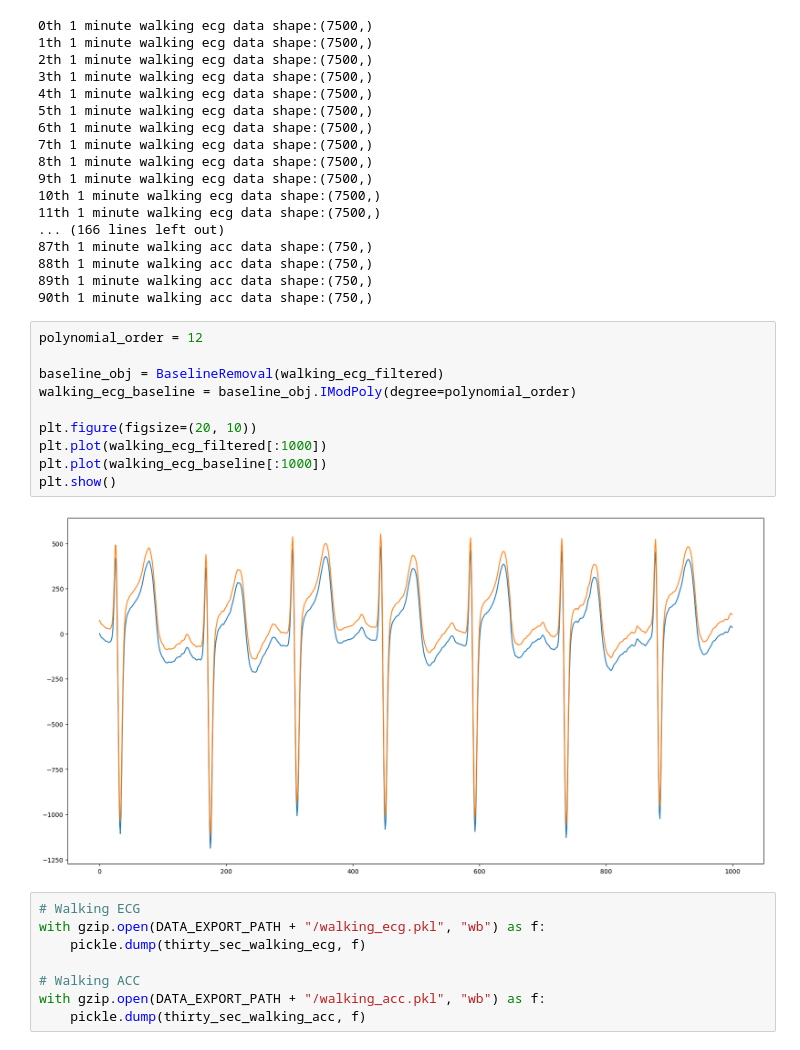
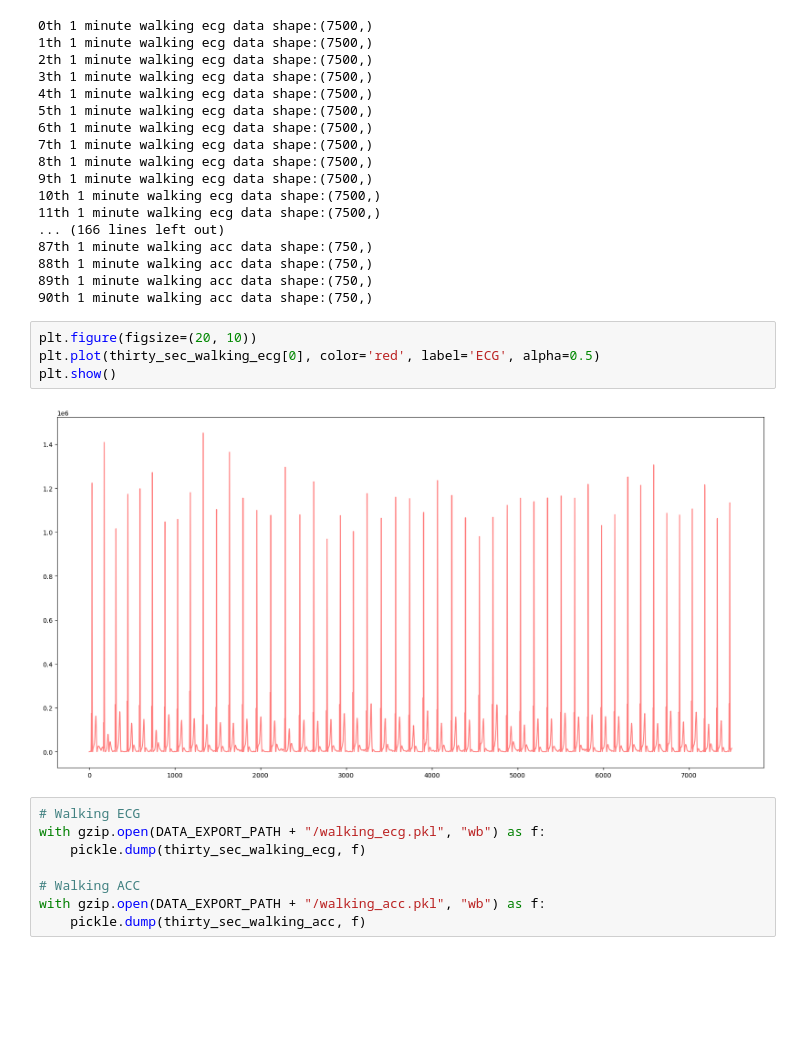
Before and after one commit to insung3511/ecg-estimate-walk, a Jupyter notebook: ecg_30sec.ipynb, the cells around one changed output. Drawn from its saved outputs; the diff is of its cells as text; blank space fills up the shorter version.

```diff
--- a/ecg_30sec.ipynb
+++ b/ecg_30sec.ipynb
@@ -94,18 +94,12 @@ for idx in range(len(thirty_sec_walking_acc)):
 88th 1 minute walking acc data shape:(750,)
 89th 1 minute walking acc data shape:(750,)
 90th 1 minute walking acc data shape:(750,)
-# %%
-polynomial_order = 12
-
-baseline_obj = BaselineRemoval(walking_ecg_filtered)
-walking_ecg_baseline = baseline_obj.IModPoly(degree=polynomial_order)
-
-plt.figure(figsize=(20, 10))
-plt.plot(walking_ecg_filtered[:1000])
-plt.plot(walking_ecg_baseline[:1000])
-plt.show()
-# %% [output]
-[figure, removed]
+# %%
+plt.figure(figsize=(20, 10))
+plt.plot(thirty_sec_walking_ecg[0], color='red', label='ECG', alpha=0.5)
+plt.show()
+# %% [output]
+[figure, added]
 # %%
 # Walking ECG
 with gzip.open(DATA_EXPORT_PATH + "/walking_ecg.pkl", "wb") as f:
```
Also changed, not shown: parts of 1 cell of this notebook, 11 other files.
